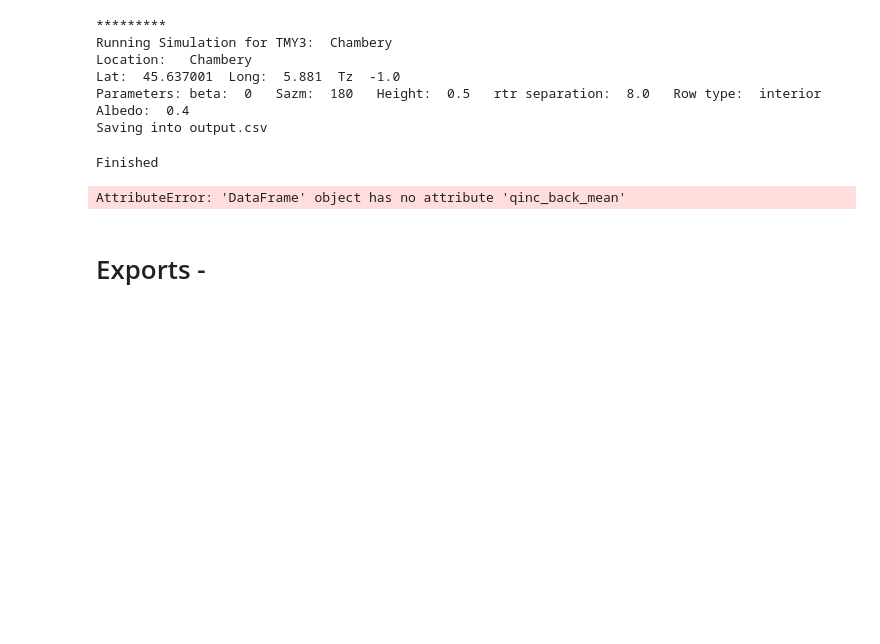
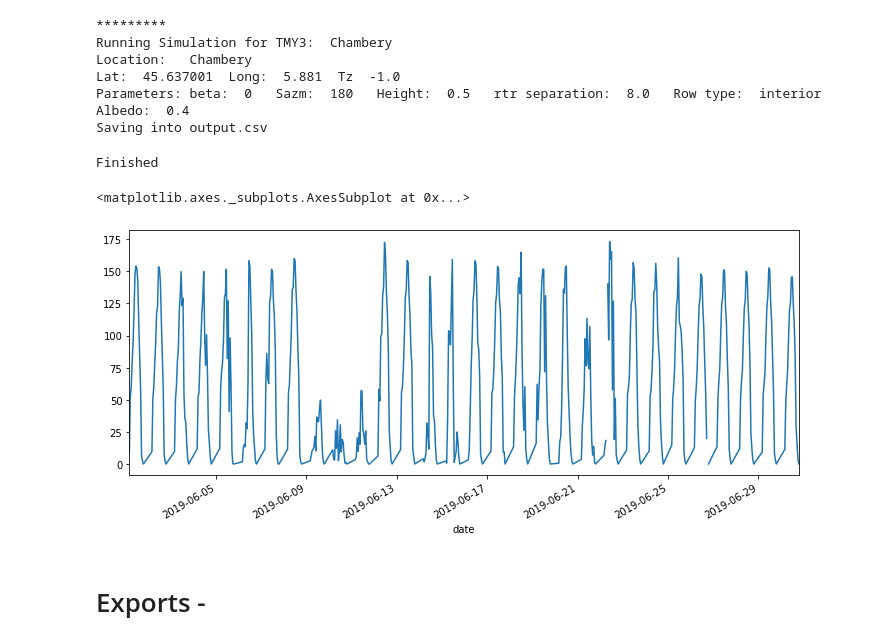
Before and after one commit to francisco-ar/pvtools, a Jupyter notebook: nbs/06_modelling.mybifacialvf.ipynb, the cells around one changed output. Drawn from its saved outputs; the diff is of its cells as text; code cells hidden in the pictures; blank space fills up the shorter version.

Commit message:
missing plot on 06

```diff
--- a/nbs/06_modelling.mybifacialvf.ipynb
+++ b/nbs/06_modelling.mybifacialvf.ipynb
@@ -102,9 +102,10 @@ Parameters: beta:  0   Sazm:  180   Height:  0.5   rtr separation:  8.0   Row ty
 Saving into output.csv
 Finished
 # %%
-output.qinc_back_mean.plot(figsize=(12,5))
+output.qinc_back.plot(figsize=(12,5))
 # %% [output]
-AttributeError: 'DataFrame' object has no attribute 'qinc_back_mean'
+<matplotlib.axes._subplots.AxesSubplot at 0x...>
+[figure, added]
 # %% [markdown]
 # Exports -
 # %%
```
Also changed, not shown: parts of 1 cell of this notebook, 1 other file.
